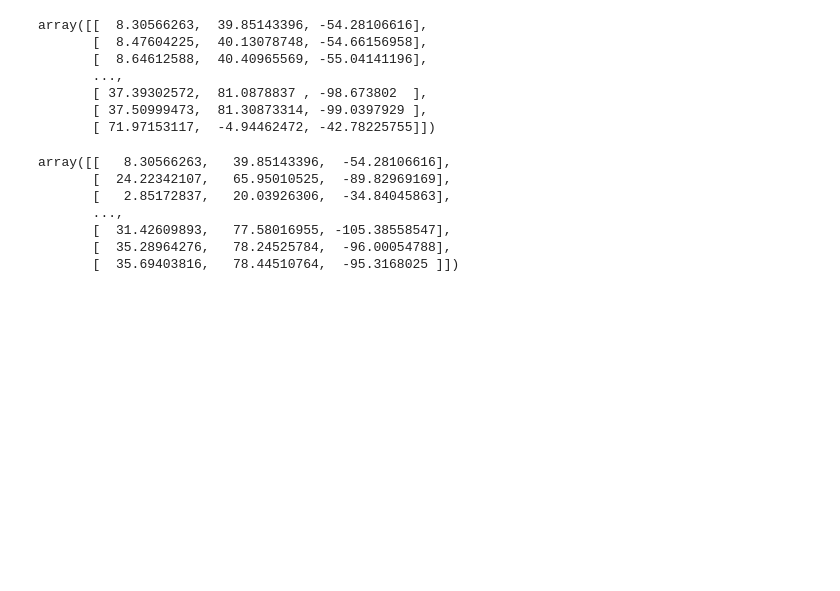
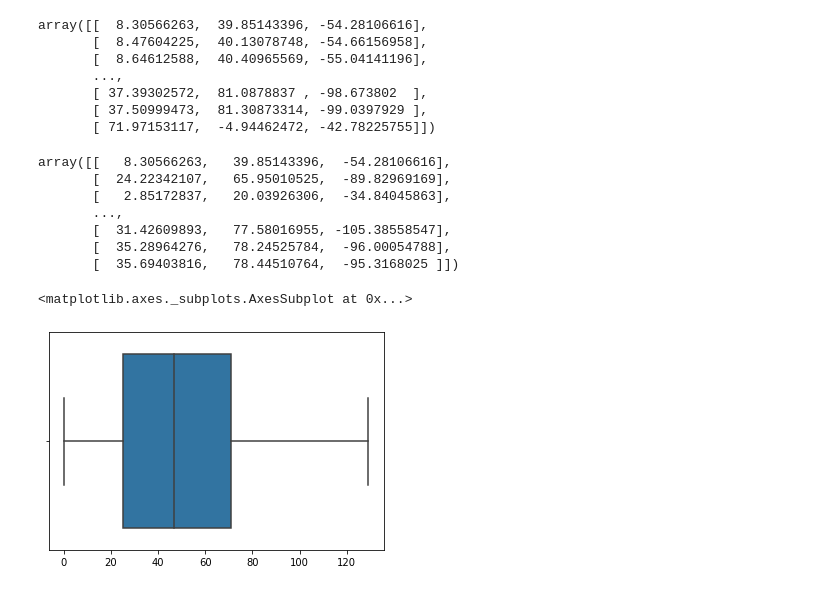
Before and after one commit to kakusikun/deep-learning-works, a Jupyter notebook: notebook/LAB Color Space.ipynb, the cells around one changed output. Drawn from its saved outputs; the diff is of its cells as text; code cells hidden in the pictures; blank space fills up the shorter version.

```diff
--- a/notebook/LAB Color Space.ipynb
+++ b/notebook/LAB Color Space.ipynb
@@ -31,0 +82,6 @@ lab_colors = np.array(lab_colors)
+# %%
+dist = delta_e_cie2000(np.array([0,0,0]), lab_matrix)
+similar_lab = np.sort(dist)
+indice = dist.argsort()
+print(lab_colors[indice][similar_lab<15])
+print(lab_matrix[indice][similar_lab<15])
@@ -104,3 +259,8 @@ array([[   8.30566263,   39.85143396,  -54.28106616],
        [  31.42609893,   77.58016955, -105.38558547],
        [  35.28964276,   78.24525784,  -96.00054788],
        [  35.69403816,   78.44510764,  -95.3168025 ]])
+# %%
+sns.boxplot(dist)
+# %% [output]
+<matplotlib.axes._subplots.AxesSubplot at 0x...>
+[figure, added]
```
Also changed, not shown: parts of 30 cells of this notebook, 9 other files.
